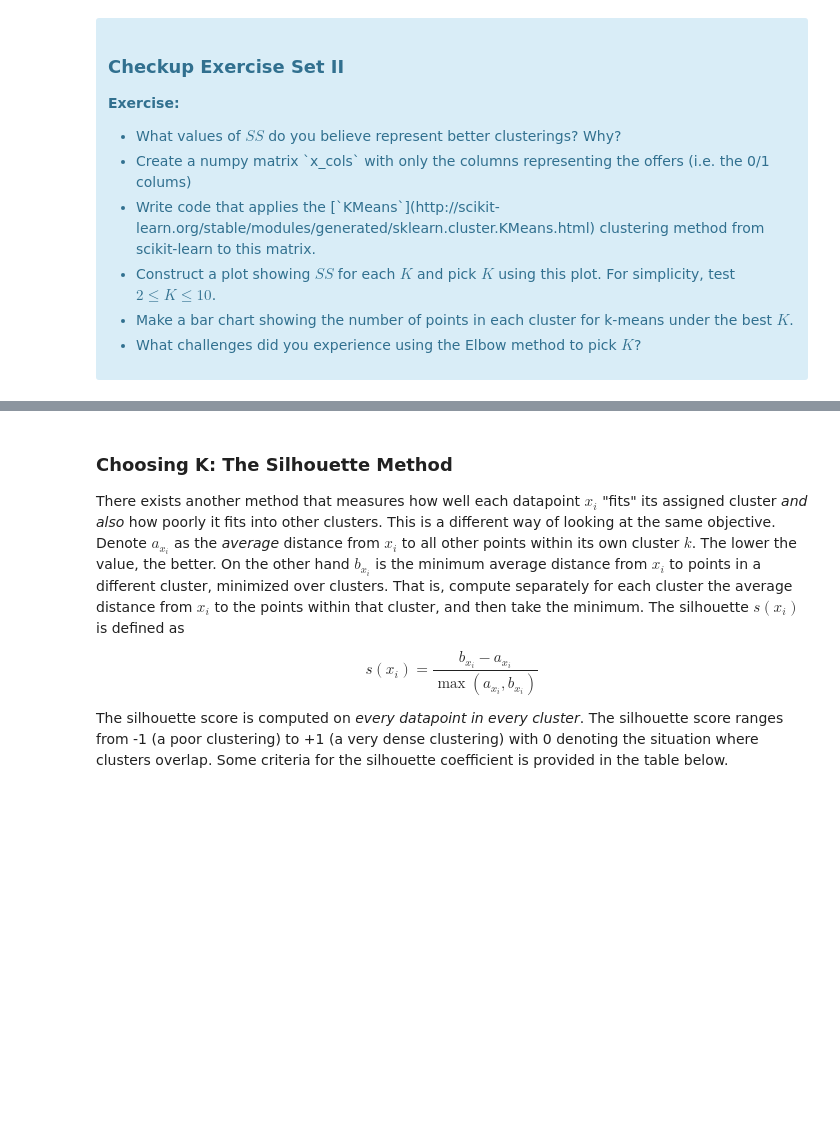
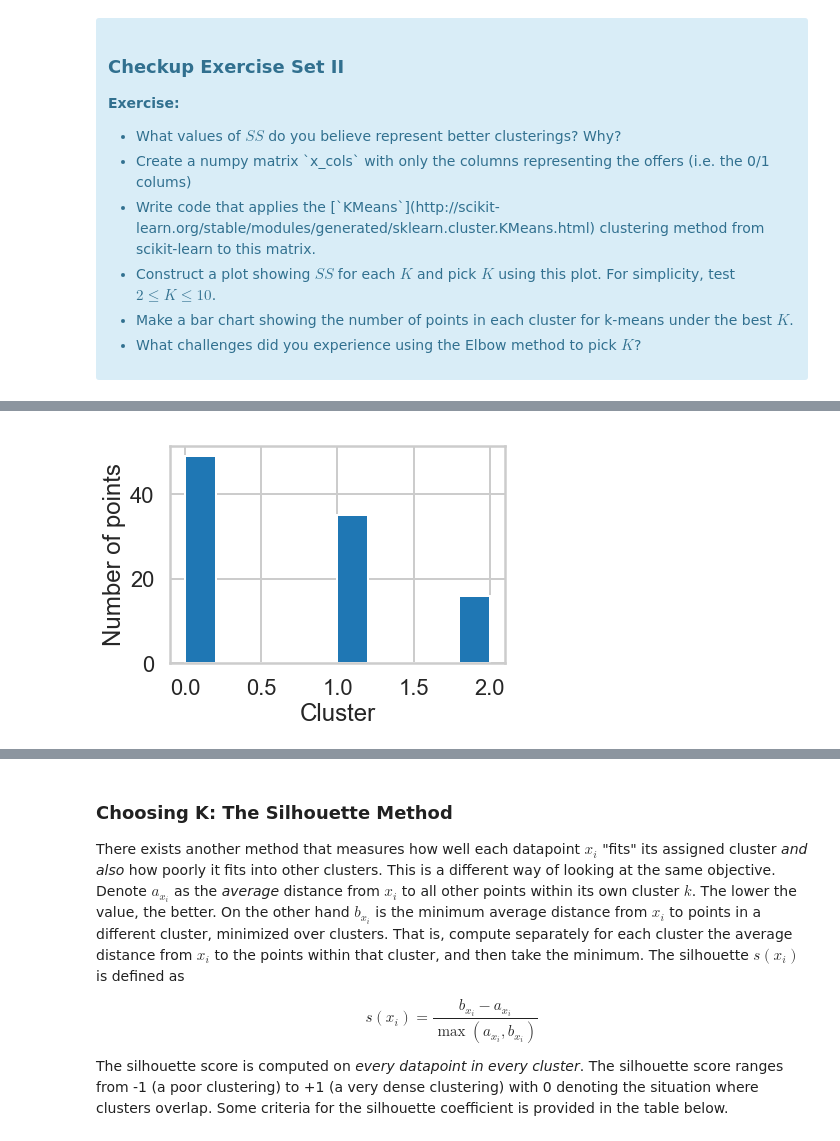
Before and after one commit to apop08/aic-projects-public, a Jupyter notebook: unit-8-clustering/Mini_Project_Clustering.ipynb, the cells around one changed output, grey strips where cells are left out. Cells and saved outputs as stored; diff of their text form; code cells hidden in the pictures; blank space fills up the shorter version.

```diff
--- a/unit-8-clustering/Mini_Project_Clustering.ipynb
+++ b/unit-8-clustering/Mini_Project_Clustering.ipynb
@@ -111,0 +138,9 @@ where $x_i$ is a point, $C_k$ represents cluster $k$ and $\mu_k$ is the centroid
+# %%
+kmeans = KMeans(n_clusters = 3).fit(x_cols)
+
+plt.hist(kmeans.labels_)
+plt.xlabel("Cluster")
+plt.ylabel("Number of points")
+plt.show()
+# %% [output]
+[figure, added]
```
Also changed, not shown: parts of 22 cells of this notebook.
